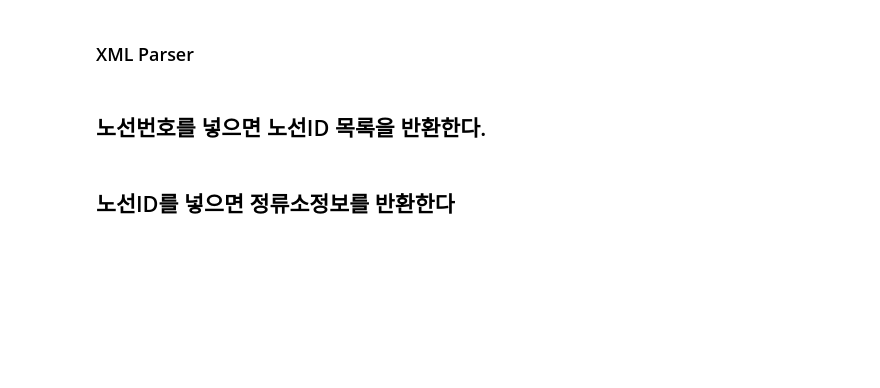
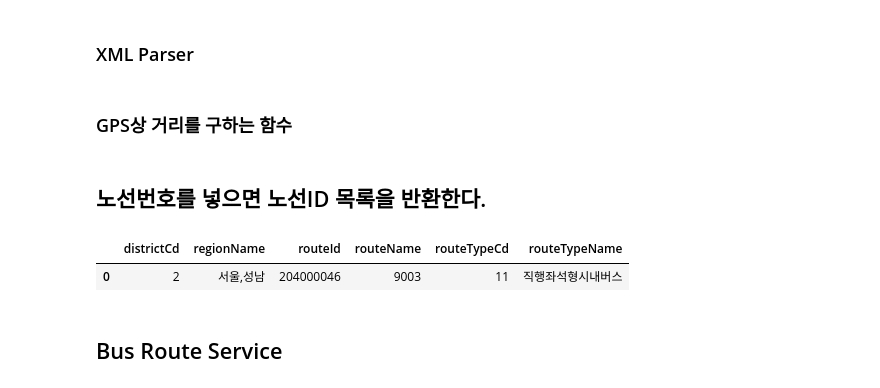
Before and after one commit to jongphago/Data-Structure-Project, a Jupyter notebook: BTTA_main.ipynb, the cells around one changed output. Drawn from its saved outputs; the diff is of its cells as text; code cells hidden in the pictures; blank space fills up the shorter version.

```diff
--- a/BTTA_main.ipynb
+++ b/BTTA_main.ipynb
@@ -8,0 +13,2 @@ import pandas as pd
+# %%
+key = 'yEaR%2F3MDedRSlVJL%2F2pxnVg0yre1N5VF3RZ%2FUAt56MJ7J2mNpfqhUvy05pXV0uhHTVY7DbyCR8xmMaDdYga67Q%3D%3D'
@@ -11,21 +38,30 @@ import pandas as pd
 # %% [markdown]
 ### XML Parser
 # %%
-def df_from_xml(xtree):
+def df_from_xml(url, queryParams):
+    request = Request(url + queryParams)
+    request.get_method = lambda: 'GET'
+    raw_xml = urlopen(request).read().decode('utf8')
+
+    xtree = ET.fromstring(raw_xml)
+
     IsColListEmpty = True
+
     col_list = []
     df_list = []
+
     for tags in xtree:
         if(tags.tag == 'msgBody'):
             for busRouteList in tags:
-                bus_route = []
+                bus_route = {}
                 for col in busRouteList:
                     if(IsColListEmpty):
                         col_list.append(col.tag)
-                    /print col.text
-                    bus_route.append(col.text)
+                    bus_route[col.tag] = col.text
                 IsColListEmpty = False
                 df_list.append(bus_route)
 
     df = pd.DataFrame(df_list, columns=col_list)
     return df
+# %% [markdown]
+### GPS상 거리를 구하는 함수
@@ -33,33 +75,27 @@ def df_from_xml(xtree):
 ## 노선번호를  넣으면 노선ID 목록을 반환한다.
 # %%
 class BusRouteService:
-    def __init__(self, routeNo):
+    def __init__(self, key, routeNo):
         self.routeNo = str(routeNo)
-        _key = 'yEaR%2F3MDedRSlVJL%2F2pxnVg0yre1N5VF3RZ%2FUAt56MJ7J2mNpfqhUvy05pXV0uhHTVY7DbyCR8xmMaDdYga67Q%3D%3D'
-        self.key = unquote(_key)
+
+        self.key = unquote(key)
 
     def getRouteId(self):
         url = 'http://openapi.gbis.go.kr/ws/rest/busrouteservice'
         queryParams = '?' + urlencode({quote_plus('serviceKey') : self.key, quote_plus('keyword') : self.routeNo })
 
-        request = Request(url + queryParams)
-        request.get_method = lambda: 'GET'
-        raw_xml = urlopen(request).read().decode('utf8')
-
-        xtree = ET.fromstring(raw_xml)
-
-        self.df = df_from_xml(xtree)
+        self.df = df_from_xml(url, queryParams)
 
         return self.df
 
     def routeId(self, index):
         routeId = self.df.iloc[index]['routeId']
-        return int(routeId)
+        return routeId
 # %%
-routeNo = str(9004)
-bus = BusRouteService(routeNo)
+routeNo = str(9003)
+bus = BusRouteService(key, routeNo)
 df_busrouteservice = bus.getRouteId()
-index = 0
-routeId = bus.routeId(index)
+df_busrouteservice
+# %% [output]
+|  | districtCd | regionName | routeId | routeName | routeTypeCd | routeTypeName |
+| 0 | 2 | 서울,성남 | 204000046 | 9003 | 11 | 직행좌석형시내버스 |
-# %% [markdown]
-## 노선ID를 넣으면 정류소정보를 반환한다
@@ -85,0 +105,2 @@ class Station:
+# %% [markdown]
+## Bus Route Service
```
Also changed, not shown: parts of 18 cells of this notebook, 1 other file.
